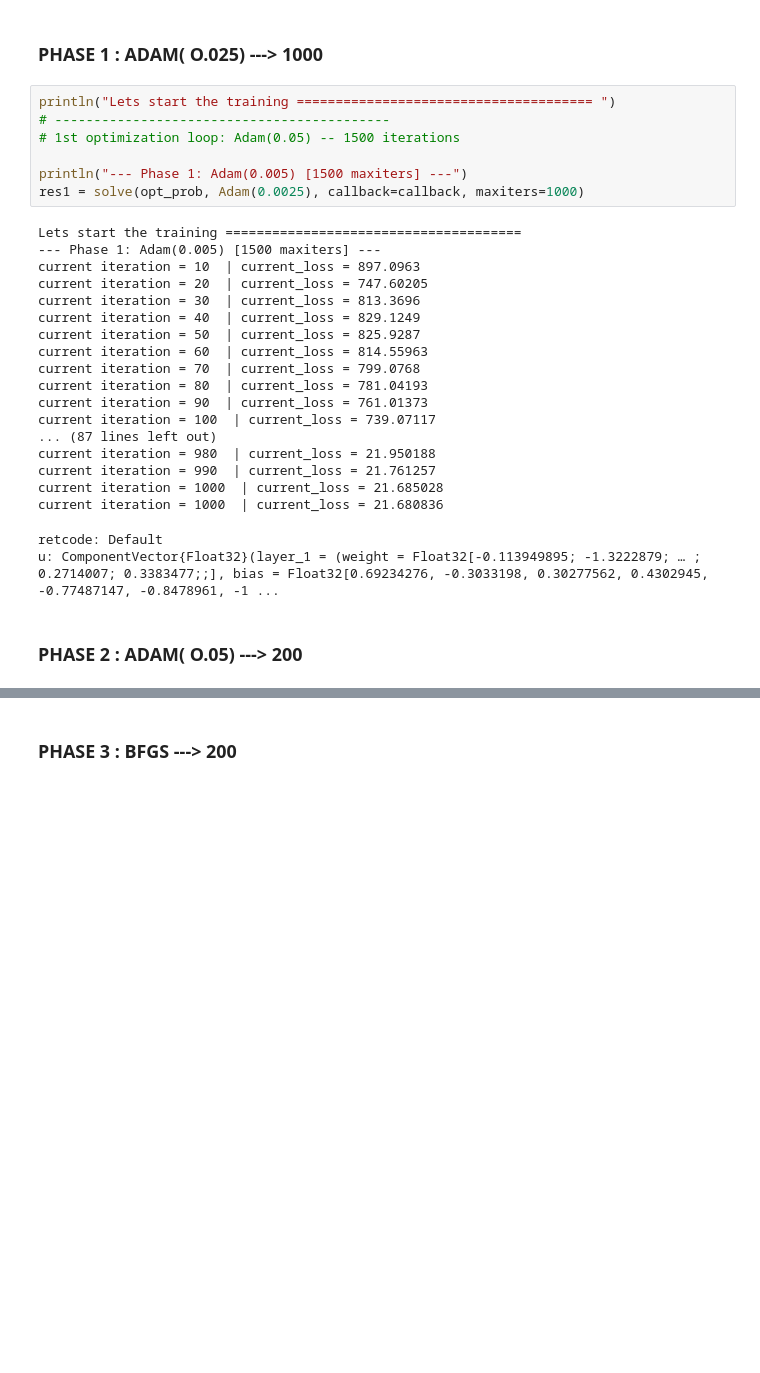
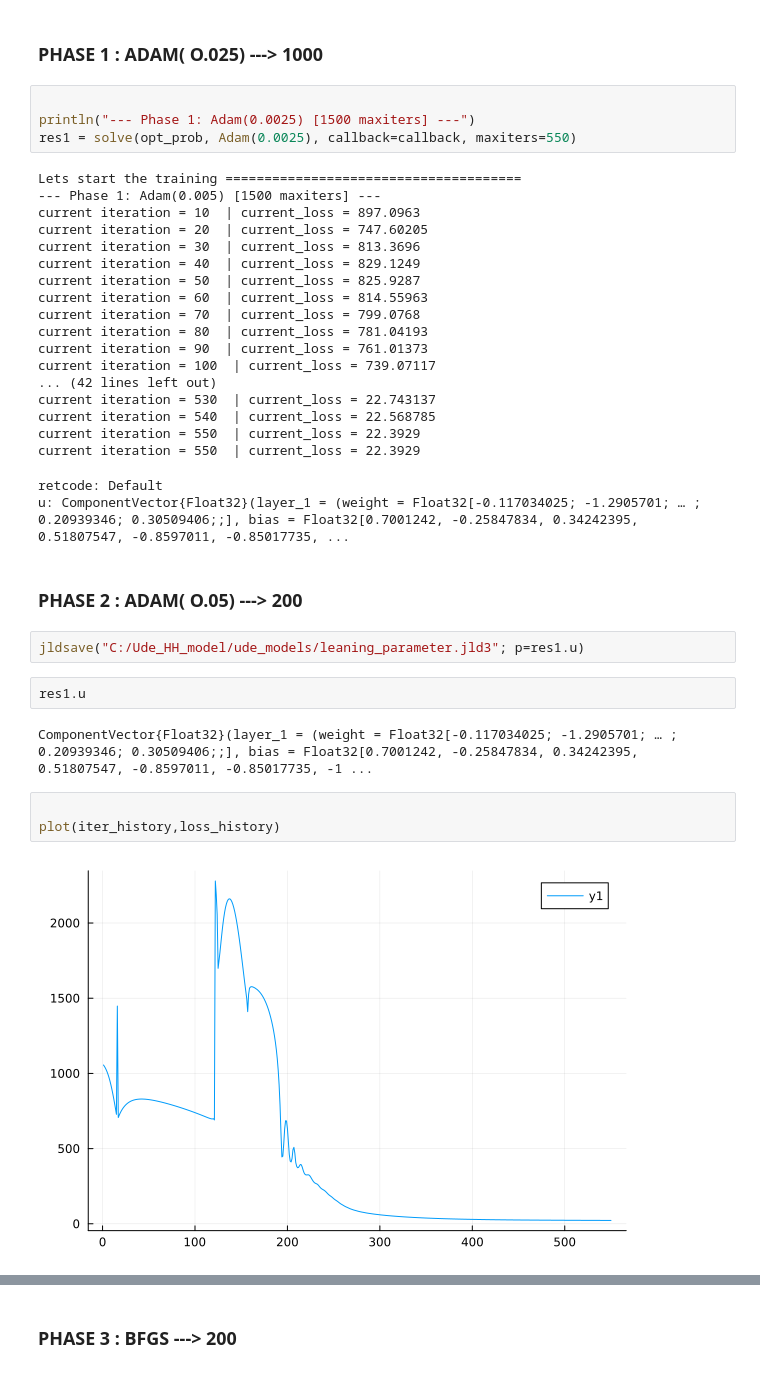
Before and after one commit to Nirbhay0007/Ude_HH_model, a Jupyter notebook: Hodgkin-Huxley_UDE_model.ipynb, the cells around one changed output, grey strips where cells are left out. Cells and saved outputs as stored; diff of their text form; blank space fills up the shorter version.

```diff
--- a/Hodgkin-Huxley_UDE_model.ipynb
+++ b/Hodgkin-Huxley_UDE_model.ipynb
@@ -212,12 +212,9 @@ u0: ComponentVector{Float32}(layer_1 = (weight = Float32[-0.15767582; -1.1307708
 # %% [markdown]
 ### PHASE 1 : ADAM( O.025)  ---> 1000
 # %%
-println("Lets start the training ====================================== ")
-# -------------------------------------------
-# 1st optimization loop: Adam(0.05) -- 1500 iterations
 
-println("--- Phase 1: Adam(0.005) [1500 maxiters] ---")
-res1 = solve(opt_prob, Adam(0.0025), callback=callback, maxiters=1000)
+println("--- Phase 1: Adam(0.0025) [1500 maxiters] ---")
+res1 = solve(opt_prob, Adam(0.0025), callback=callback, maxiters=550)
 # %% [output]
 Lets start the training ======================================
 --- Phase 1: Adam(0.005) [1500 maxiters] ---
@@ -231,15 +228,26 @@ current iteration = 70  | current_loss = 799.0768
 current iteration = 80  | current_loss = 781.04193
 current iteration = 90  | current_loss = 761.01373
 current iteration = 100  | current_loss = 739.07117
-... (87 lines left out)
-current iteration = 980  | current_loss = 21.950188
-current iteration = 990  | current_loss = 21.761257
-current iteration = 1000  | current_loss = 21.685028
-current iteration = 1000  | current_loss = 21.680836
+... (42 lines left out)
+current iteration = 530  | current_loss = 22.743137
+current iteration = 540  | current_loss = 22.568785
+current iteration = 550  | current_loss = 22.3929
+current iteration = 550  | current_loss = 22.3929
 retcode: Default
-u: ComponentVector{Float32}(layer_1 = (weight = Float32[-0.113949895; -1.3222879; … ; 0.2714007; 0.3383477;;], bias = Float32[0.69234276, -0.3033198, 0.30277562, 0.4302945, -0.77487147, -0.8478961, -1 ...
+u: ComponentVector{Float32}(layer_1 = (weight = Float32[-0.117034025; -1.2905701; … ; 0.20939346; 0.30509406;;], bias = Float32[0.7001242, -0.25847834, 0.34242395, 0.51807547, -0.8597011, -0.85017735, ...
 # %% [markdown]
 ### PHASE 2 : ADAM( O.05)  ---> 200
+# %%
+jldsave("C:/Ude_HH_model/ude_models/leaning_parameter.jld3"; p=res1.u)
+# %%
+res1.u
+# %% [output]
+ComponentVector{Float32}(layer_1 = (weight = Float32[-0.117034025; -1.2905701; … ; 0.20939346; 0.30509406;;], bias = Float32[0.7001242, -0.25847834, 0.34242395, 0.51807547, -0.8597011, -0.85017735, -1 ...
+# %%
+
+plot(iter_history,loss_history)
+# %% [output]
+[figure, added]
 # %%
 # 2nd optimization loop: Adam(0.01) -- 1000 iterations
 println("--- Phase 2: Adam(0.00025) [200 maxiters] ---")
```
Also changed, not shown: parts of 11 cells of this notebook, 5 other files.
